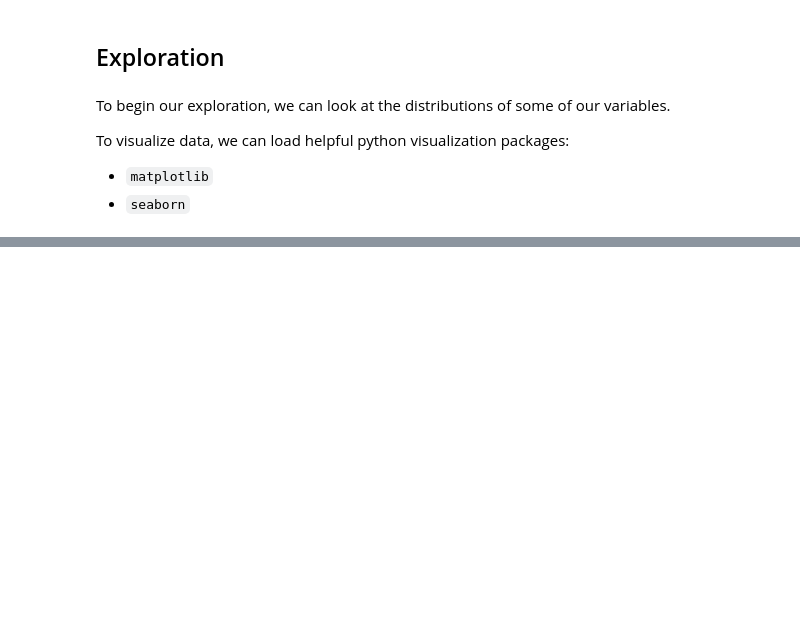
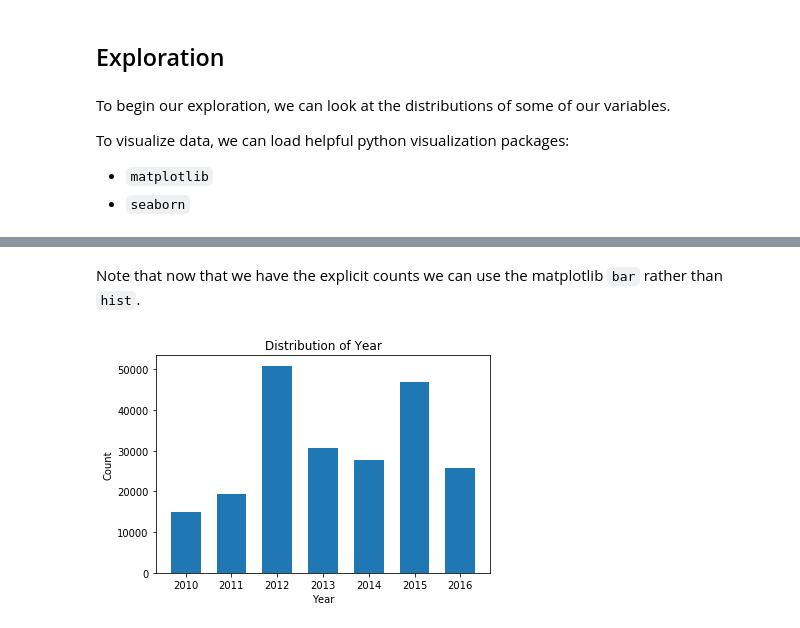
Before and after one commit to keller-mark/cmsc320-final-project, a Jupyter notebook: notebook.ipynb, the cells around one changed output, grey strips where cells are left out. Drawn from its saved outputs; the diff is of its cells as text; code cells hidden in the pictures; blank space fills up the shorter version.

```diff
--- a/notebook.ipynb
+++ b/notebook.ipynb
@@ -99,0 +130,3 @@ sns.distplot(df['confidence'])
+# %%
+year_df = df.groupby(['year']).size().reset_index(name='count')
+year_df.head()
@@ -99,0 +140,9 @@ sns.distplot(df['confidence'])
+# %% [markdown]
+Note that now that we have the explicit counts we can use the matplotlib `bar` rather than `hist`.
+# %%
+_ = plt.title("Distribution of Year")
+_ = plt.xlabel("Year")
+_ = plt.ylabel("Count")
+_ = plt.bar(year_df['year'].values, year_df['count'].values, 0.65)
+# %% [output]
+[figure, added]
```
Also changed, not shown: parts of 24 cells of this notebook, 1 other file.
